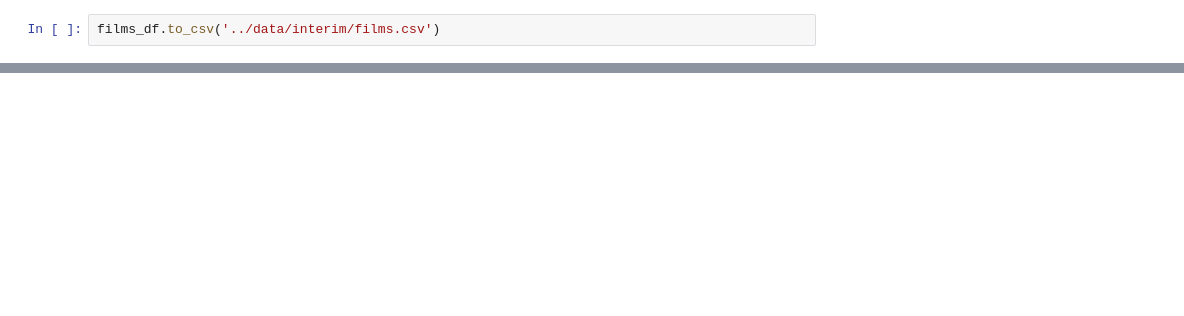
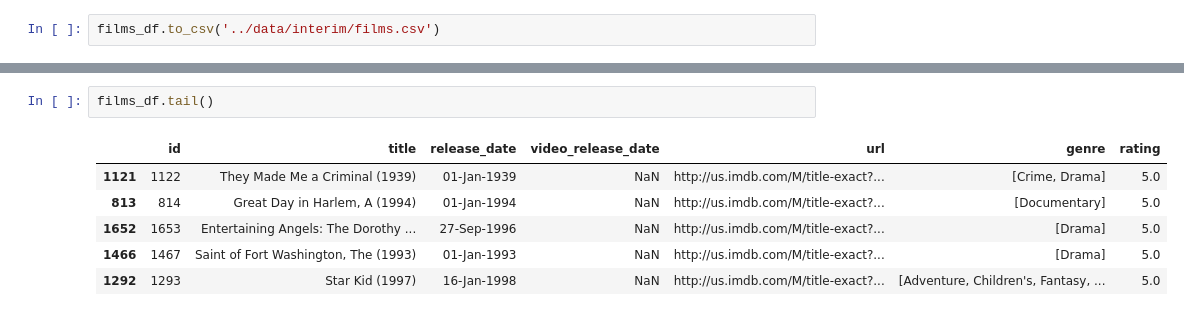
Before and after one commit to damurka5/movie-recommender-system, a Jupyter notebook: notebooks/1.0-initial-data-exploration.ipynb, the cells around one changed output, grey strips where cells are left out. Drawn from its saved outputs; the diff is of its cells as text; blank space fills up the shorter version.

```diff
--- a/notebooks/1.0-initial-data-exploration.ipynb
+++ b/notebooks/1.0-initial-data-exploration.ipynb
@@ -192,0 +204,9 @@ films_df.to_csv('../data/interim/films.csv')
+# %%
+films_df.tail()
+# %% [output]
+|  | id | title | release_date | video_release_date | url | genre | rating |
+| 1121 | 1122 | They Made Me a Criminal (1939) | 01-Jan-1939 | NaN | http://us.imdb.com/M/title-exact?... | [Crime, Drama] | 5.0 |
+| 813 | 814 | Great Day in Harlem, A (1994) | 01-Jan-1994 | NaN | http://us.imdb.com/M/title-exact?... | [Documentary] | 5.0 |
+| 1652 | 1653 | Entertaining Angels: The Dorothy ... | 27-Sep-1996 | NaN | http://us.imdb.com/M/title-exact?... | [Drama] | 5.0 |
+| 1466 | 1467 | Saint of Fort Washington, The (1993) | 01-Jan-1993 | NaN | http://us.imdb.com/M/title-exact?... | [Drama] | 5.0 |
+| 1292 | 1293 | Star Kid (1997) | 16-Jan-1998 | NaN | http://us.imdb.com/M/title-exact?... | [Adventure, Children's, Fantasy, ... | 5.0 |
```
Also changed, not shown: parts of 4 cells of this notebook, 4 other files.
